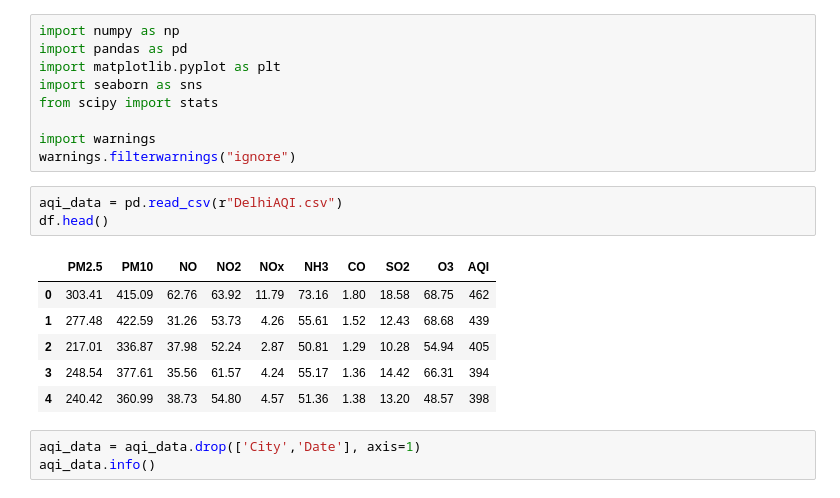
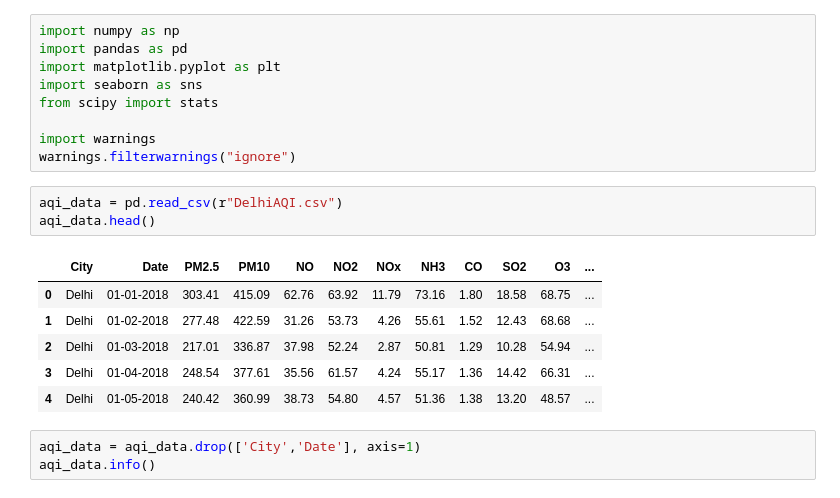
Before and after one commit to akshitasemwal/AQI, a Jupyter notebook: AQI using regression techniques.ipynb, the cells around one changed output. Saved outputs shown, nothing was run; the diff lists cells and outputs as text.

```diff
--- a/AQI using regression techniques.ipynb
+++ b/AQI using regression techniques.ipynb
@@ -9,14 +9,14 @@ import warnings
 warnings.filterwarnings("ignore")
 # %%
 aqi_data = pd.read_csv(r"DelhiAQI.csv")
-df.head()
+aqi_data.head()
 # %% [output]
-|  | PM2.5 | PM10 | NO | NO2 | NOx | NH3 | CO | SO2 | O3 | AQI |
-| 0 | 303.41 | 415.09 | 62.76 | 63.92 | 11.79 | 73.16 | 1.80 | 18.58 | 68.75 | 462 |
-| 1 | 277.48 | 422.59 | 31.26 | 53.73 | 4.26 | 55.61 | 1.52 | 12.43 | 68.68 | 439 |
-| 2 | 217.01 | 336.87 | 37.98 | 52.24 | 2.87 | 50.81 | 1.29 | 10.28 | 54.94 | 405 |
-| 3 | 248.54 | 377.61 | 35.56 | 61.57 | 4.24 | 55.17 | 1.36 | 14.42 | 66.31 | 394 |
-| 4 | 240.42 | 360.99 | 38.73 | 54.80 | 4.57 | 51.36 | 1.38 | 13.20 | 48.57 | 398 |
+|  | City | Date | PM2.5 | PM10 | NO | NO2 | NOx | NH3 | CO | SO2 | O3 | ... |
+| 0 | Delhi | 01-01-2018 | 303.41 | 415.09 | 62.76 | 63.92 | 11.79 | 73.16 | 1.80 | 18.58 | 68.75 | ... |
+| 1 | Delhi | 01-02-2018 | 277.48 | 422.59 | 31.26 | 53.73 | 4.26 | 55.61 | 1.52 | 12.43 | 68.68 | ... |
+| 2 | Delhi | 01-03-2018 | 217.01 | 336.87 | 37.98 | 52.24 | 2.87 | 50.81 | 1.29 | 10.28 | 54.94 | ... |
+| 3 | Delhi | 01-04-2018 | 248.54 | 377.61 | 35.56 | 61.57 | 4.24 | 55.17 | 1.36 | 14.42 | 66.31 | ... |
+| 4 | Delhi | 01-05-2018 | 240.42 | 360.99 | 38.73 | 54.80 | 4.57 | 51.36 | 1.38 | 13.20 | 48.57 | ... |
 # %%
 aqi_data = aqi_data.drop(['City','Date'], axis=1)
 aqi_data.info()
```
Also changed, not shown: parts of 9 cells of this notebook.
